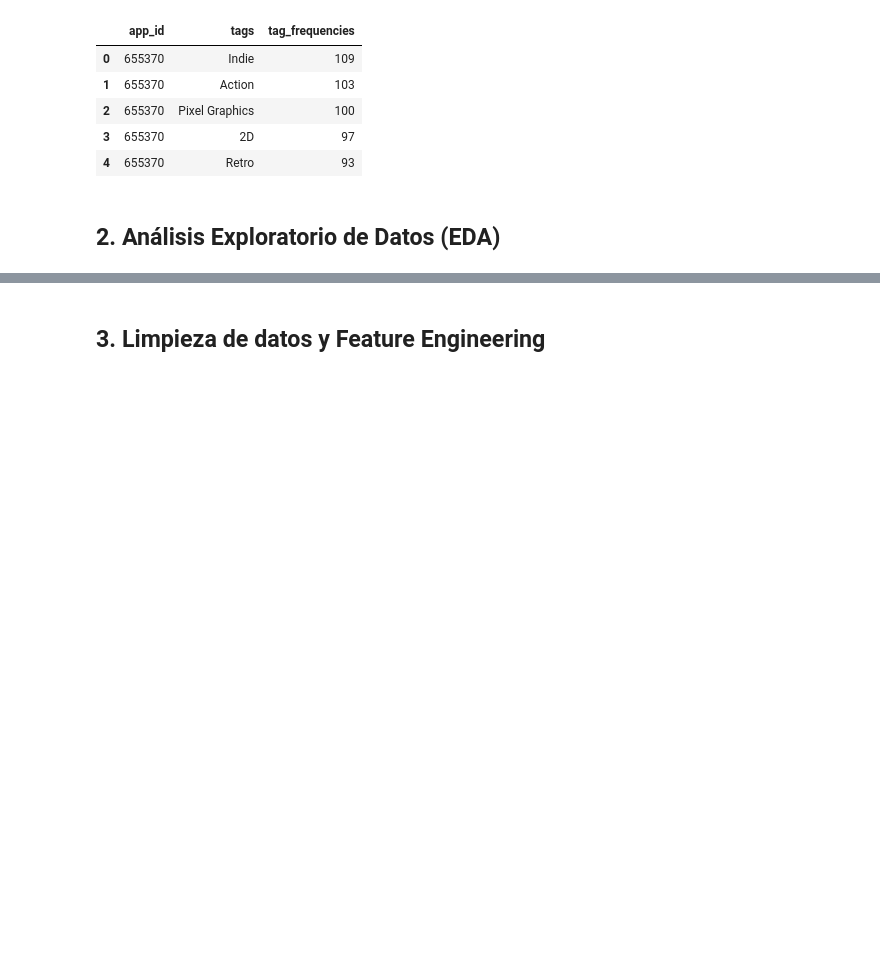
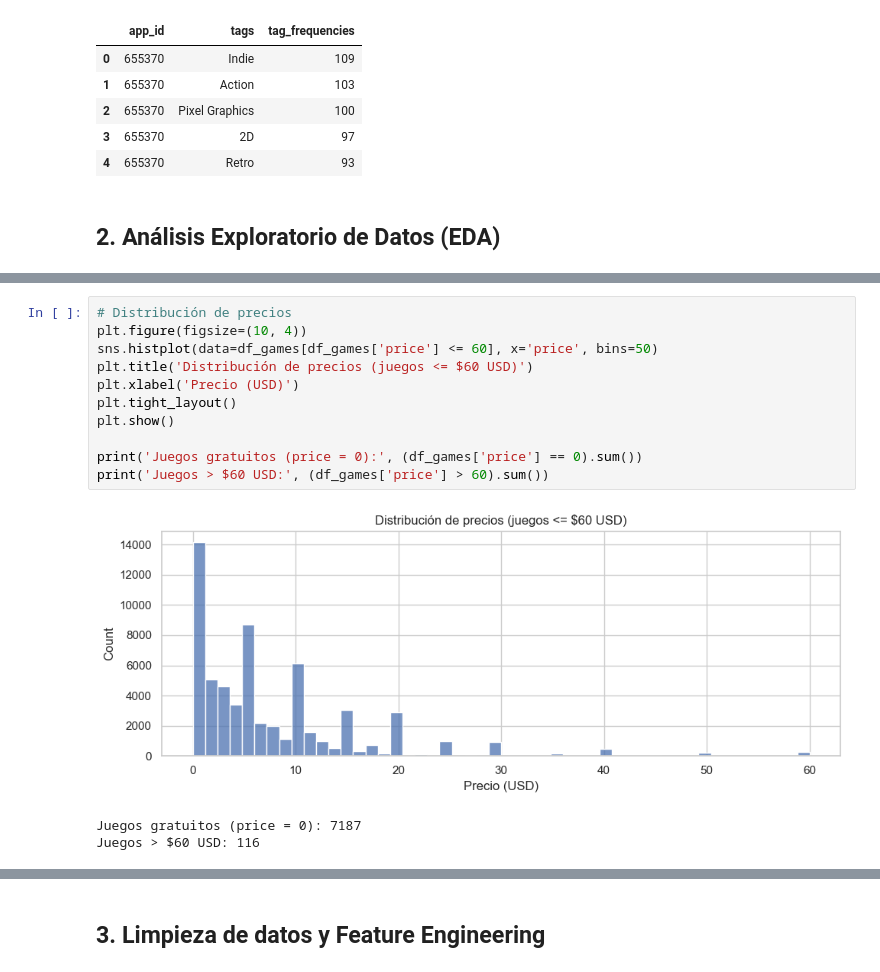
Before and after one commit to HichiroXD/Proyecto_IA_1, a Jupyter notebook: notebook/steam_analysis.ipynb, the cells around one changed output, grey strips where cells are left out. Saved outputs shown, nothing was run; the diff lists cells and outputs as text; blank space fills up the shorter version.

```diff
--- a/notebook/steam_analysis.ipynb
+++ b/notebook/steam_analysis.ipynb
@@ -62,0 +109,15 @@ display(df_tags.head())
+# %%
+# Distribución de precios
+plt.figure(figsize=(10, 4))
+sns.histplot(data=df_games[df_games['price'] <= 60], x='price', bins=50)
+plt.title('Distribución de precios (juegos <= $60 USD)')
+plt.xlabel('Precio (USD)')
+plt.tight_layout()
+plt.show()
+
+print('Juegos gratuitos (price = 0):', (df_games['price'] == 0).sum())
+print('Juegos > $60 USD:', (df_games['price'] > 60).sum())
+# %% [output]
+[figure, added]
+Juegos gratuitos (price = 0): 7187
+Juegos > $60 USD: 116
```
Also changed, not shown: parts of 5 cells of this notebook.
